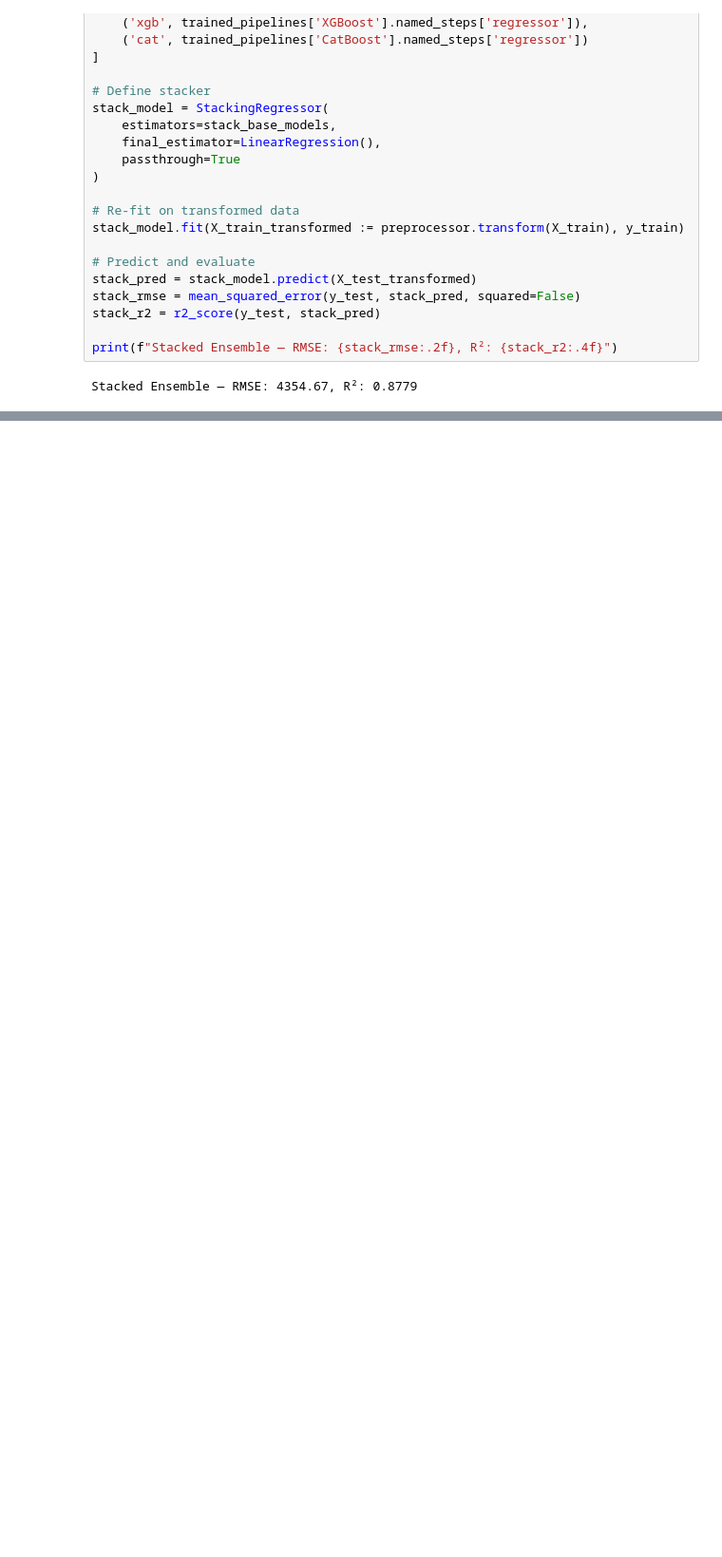
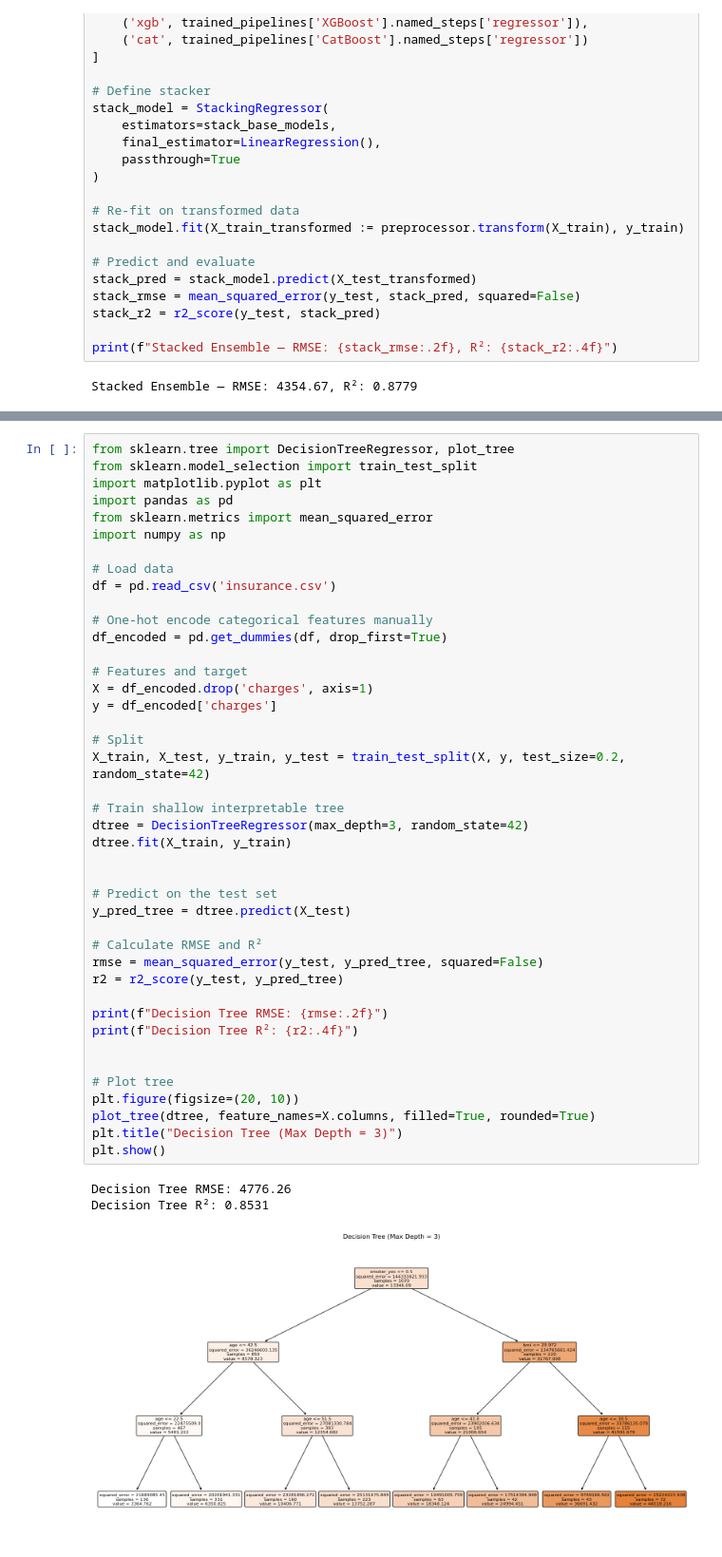
Before and after one commit to alliixx/clinical-llm-risk-predictor, a Jupyter notebook: insurance_model.ipynb, the cells around one changed output, grey strips where cells are left out. Shown at 95% size. Saved outputs shown, nothing was run; the diff lists cells and outputs as text; blank space fills up the shorter version.

```diff
--- a/insurance_model.ipynb
+++ b/insurance_model.ipynb
@@ -206,0 +237,46 @@ Stacked Ensemble — RMSE: 4354.67, R²: 0.8779
+# %%
+from sklearn.tree import DecisionTreeRegressor, plot_tree
+from sklearn.model_selection import train_test_split
+import matplotlib.pyplot as plt
+import pandas as pd
+from sklearn.metrics import mean_squared_error
+import numpy as np
+
+# Load data
+df = pd.read_csv('insurance.csv')
+
+# One-hot encode categorical features manually
+df_encoded = pd.get_dummies(df, drop_first=True)
+
+# Features and target
+X = df_encoded.drop('charges', axis=1)
+y = df_encoded['charges']
+
+# Split
+X_train, X_test, y_train, y_test = train_test_split(X, y, test_size=0.2, random_state=42)
+
+# Train shallow interpretable tree
+dtree = DecisionTreeRegressor(max_depth=3, random_state=42)
+dtree.fit(X_train, y_train)
+
+
+# Predict on the test set
+y_pred_tree = dtree.predict(X_test)
+
+# Calculate RMSE and R²
+rmse = mean_squared_error(y_test, y_pred_tree, squared=False)
+r2 = r2_score(y_test, y_pred_tree)
+
+print(f"Decision Tree RMSE: {rmse:.2f}")
+print(f"Decision Tree R²: {r2:.4f}")
+
+
+# Plot tree
+plt.figure(figsize=(20, 10))
+plot_tree(dtree, feature_names=X.columns, filled=True, rounded=True)
+plt.title("Decision Tree (Max Depth = 3)")
+plt.show()
+# %% [output]
+Decision Tree RMSE: 4776.26
+Decision Tree R²: 0.8531
+[figure, added]
```
Also changed, not shown: parts of 2 cells of this notebook, 1 other file.
